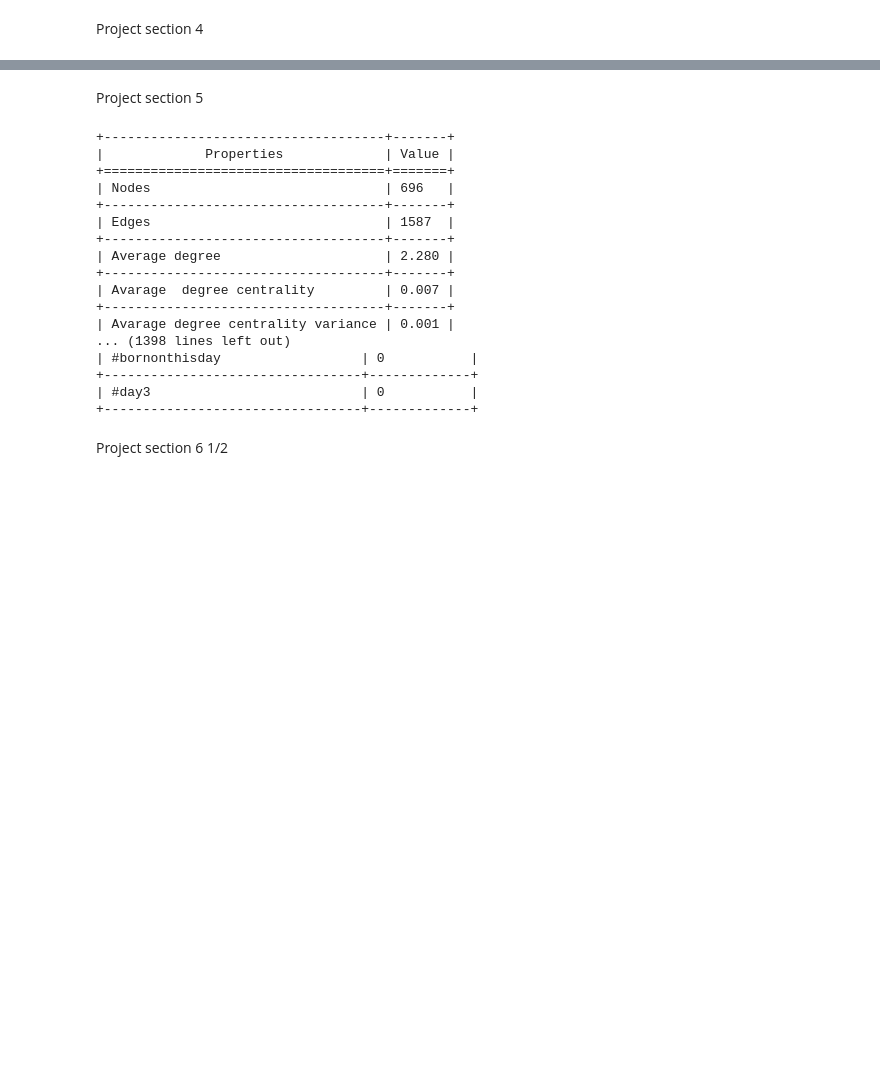
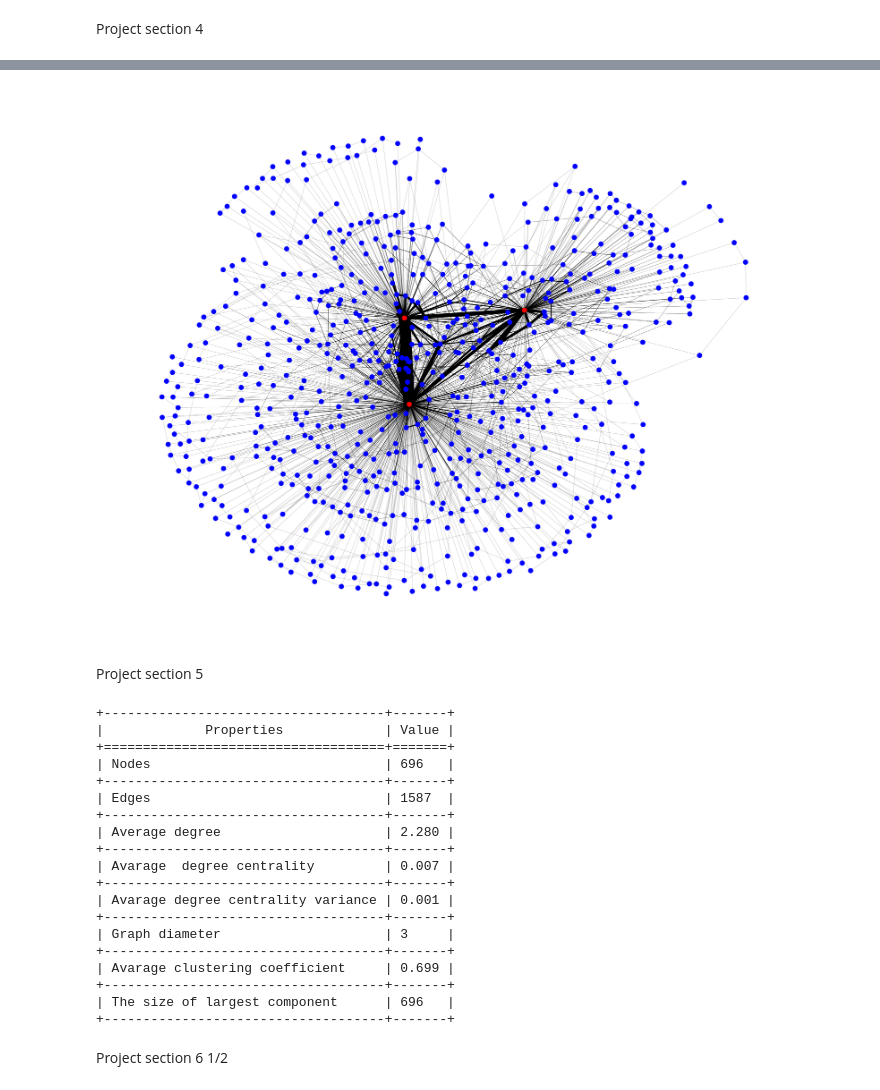
Before and after one commit to pahiz/sna-project, a Jupyter notebook: sosial_graph.ipynb, the cells around one changed output, grey strips where cells are left out. Cells and saved outputs as stored; diff of their text form; code cells hidden in the pictures; blank space fills up the shorter version.

Commit message:
added weighted graph

```diff
--- a/sosial_graph.ipynb
+++ b/sosial_graph.ipynb
@@ -65,3 +65,57 @@ plt.show()
+# %%
+G_weighted = nx.Graph()
+weight = 0
+for i in range(len(hashtag)):
+    tag = hashtag[i]
+    if(tag not in  list(G_weighted.nodes())):
+        G_weighted.add_node(tag, color= "red")
+    other_tags = other_hashtags[i]
+    if(isNaN(other_tags)):
+        continue
+    other_tags = other_tags.split(",")
+    last_tag = other_tags[0]
+    for other_tag in other_tags:
+        if(other_tag not in list(G_weighted.nodes())):
+            if(other_tag in hashtag):
+                G_weighted.add_node(other_tag, color= "red")
+            else:
+                G_weighted.add_node(other_tag, color= "blue")
+        if(tag != other_tag):
+            try:
+                weight = 1 + G_weighted[tag][other_tag]["weight"]
+            except:
+                weight = 1
+            G_weighted.add_edge(tag,other_tag,weight=weight)
+        if(last_tag != other_tag ):
+            try:
+                weight = 1 + G_weighted[last_tag][other_tag]["weight"]
+            except:
+                weight = 1
+            G_weighted.add_edge(last_tag,other_tag,weight=weight)
+        last_tag = other_tag
+
+all_weights = []
+for (node1,node2,data) in G_weighted.edges(data=True):
+    all_weights.append(data['weight'])
+
+unique_weights = list(set(all_weights))
+node_list = list(G_weighted.nodes())
+colors = [u[1] for u in G_weighted.nodes(data="color")]
+
+pos = nx.spring_layout(G_weighted)
+figure(figsize=(20, 16), dpi=200)
+nx.draw_networkx_nodes(G,pos,node_color=colors,node_size=50)
+for weight in unique_weights:
+        #4 d. Form a filtered list with just the weight you want to draw
+        weighted_edges = [(node1,node2) for (node1,node2,edge_attr) in G_weighted.edges(data=True) if edge_attr['weight']==weight]
+        #4 e. I think multiplying by [num_nodes/sum(all_weights)] makes the graphs edges look cleaner
+        width = weight*len(node_list)/sum(all_weights)
+        nx.draw_networkx_edges(G,pos,edgelist=weighted_edges,width=width)
+
+plt.axis('off')
+plt.show()
+# %% [output]
+[figure, added]
 # %% [markdown]
 Project section 5
 # %%
@@ -97,7 +151,7 @@ rows = [["Properties", "Value"],["Nodes",N], ["Edges",K], ["Average degree",roun
 table = Texttable()
 table.add_rows(rows)
 print(table.draw())
-print(theTable.draw())
+#print(theTable.draw())
 
 df1 = pd.DataFrame(rows)
 df1.to_excel("Properties.xlsx")
@@ -116,11 +170,13 @@ df2.to_excel("clustering_coefficient.xlsx")
 | Avarage  degree centrality         | 0.007 |
 +------------------------------------+-------+
 | Avarage degree centrality variance | 0.001 |
-... (1398 lines left out)
-| #bornonthisday                  | 0           |
-+---------------------------------+-------------+
-| #day3                           | 0           |
-+---------------------------------+-------------+
++------------------------------------+-------+
+| Graph diameter                     | 3     |
++------------------------------------+-------+
+| Avarage clustering coefficient     | 0.699 |
++------------------------------------+-------+
+| The size of largest component      | 696   |
++------------------------------------+-------+
 # %% [markdown]
 Project section 6 1/2
 # %%
```
Also changed, not shown: parts of 2 cells of this notebook, 2 other files.
